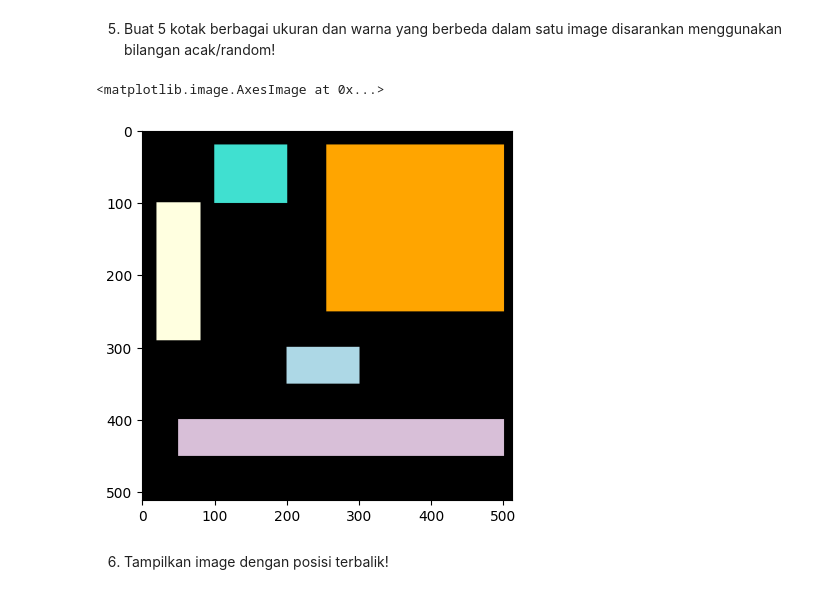
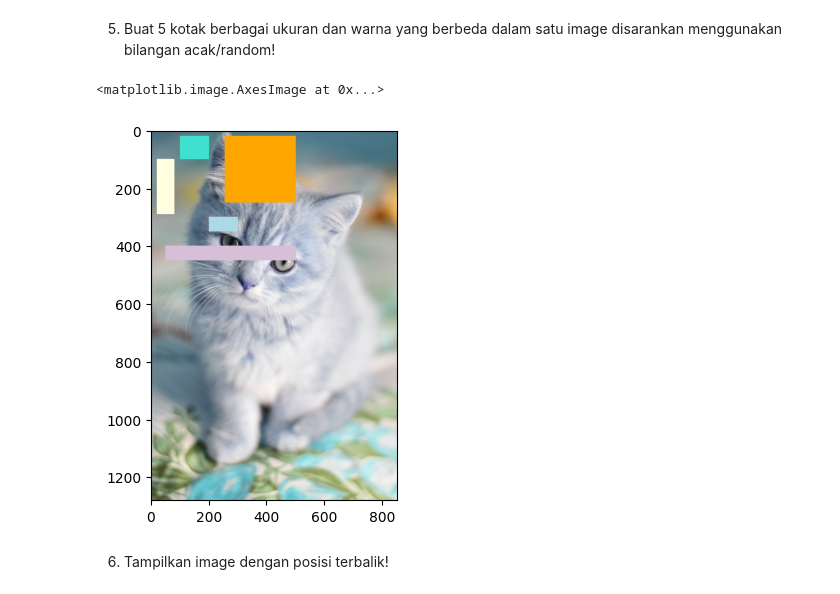
Before and after one commit to jihankaruniaa/PCVK_Ganjil_2024, a Jupyter notebook: Modul_2.ipynb, the cells around one changed output. Saved outputs shown, nothing was run; the diff lists cells and outputs as text; code cells hidden in the pictures.

```diff
--- a/Modul_2.ipynb
+++ b/Modul_2.ipynb
@@ -279,17 +279,17 @@ plt.imshow(cropped_red_channel, cmap='Reds')
 5. Buat 5 kotak berbagai ukuran dan warna yang berbeda dalam satu image disarankan menggunakan bilangan acak/random!
 # %%
 # Membuat gambar hitam berukuran 400x400
-black_image = np.zeros(shape=(512,512,3),dtype=np.int16)
+#black_image = np.zeros(shape=(512,512,3),dtype=np.int16)
 
-cv.rectangle(black_image, pt1=(20, 100), pt2=(80, 290), color=(255, 255, 224), thickness=-1)
-cv.rectangle(black_image, pt1=(100, 20), pt2=(200, 100), color=(64, 224, 208), thickness=-1)
-cv.rectangle(black_image, pt1=(300, 300), pt2=(200, 350), color=(173, 216, 230), thickness=-1)
-cv.rectangle(black_image, pt1=(50, 400), pt2=(500, 450), color=(216, 191, 216), thickness=-1)
-cv.rectangle(black_image, pt1=(500, 20), pt2=(255, 250), color=(255, 165, 0), thickness=-1)
-plt.imshow(black_image)
+cv.rectangle(image, pt1=(20, 100), pt2=(80, 290), color=(255, 255, 224), thickness=-1)
+cv.rectangle(image, pt1=(100, 20), pt2=(200, 100), color=(64, 224, 208), thickness=-1)
+cv.rectangle(image, pt1=(300, 300), pt2=(200, 350), color=(173, 216, 230), thickness=-1)
+cv.rectangle(image, pt1=(50, 400), pt2=(500, 450), color=(216, 191, 216), thickness=-1)
+cv.rectangle(image, pt1=(500, 20), pt2=(255, 250), color=(255, 165, 0), thickness=-1)
+plt.imshow(image)
 # %% [output]
 <matplotlib.image.AxesImage at 0x...>
-[figure, old version]
+[figure, new version]
 # %% [markdown]
 6. Tampilkan image dengan posisi terbalik!
 # %%
```
Also changed, not shown: parts of 4 cells of this notebook.
